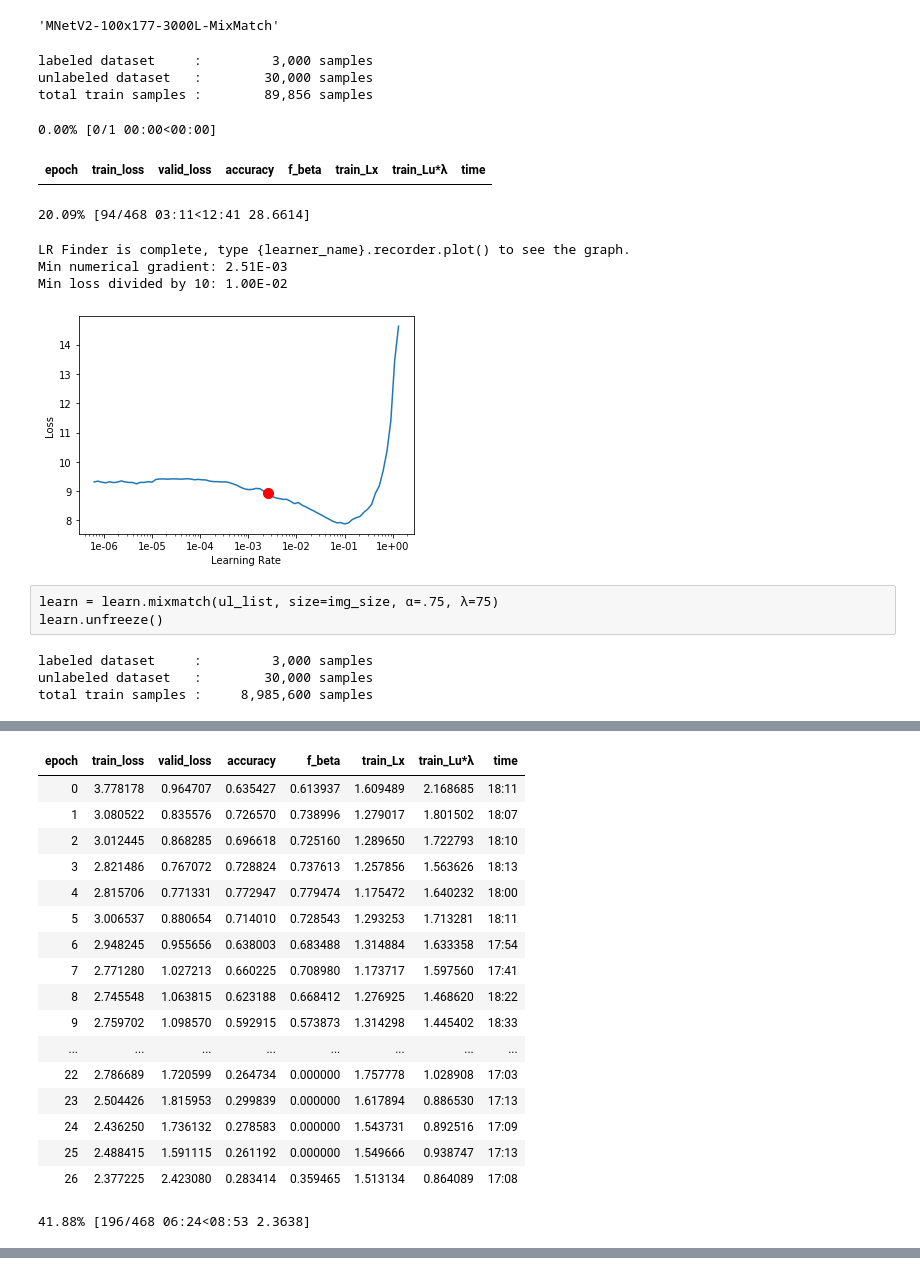
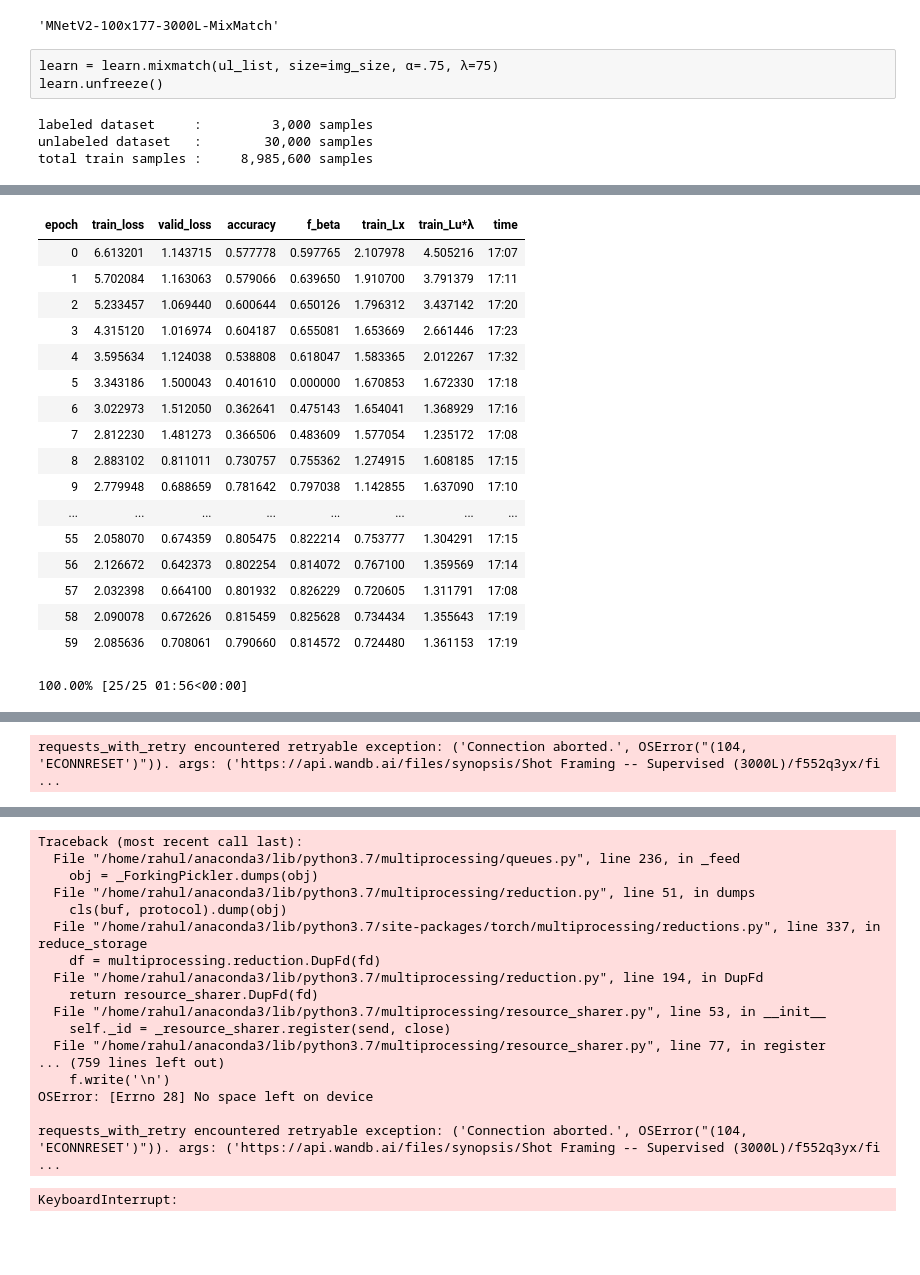
Before and after one commit to echorec/CinemaNet, a Jupyter notebook: nbs/cat_shot-framing_MixMatch.ipynb, the cells around one changed output, grey strips where cells are left out. Cells and saved outputs as stored; diff of their text form; code cells hidden in the pictures; blank space fills up the shorter version.

Commit message:
another run. check wandb for metrics

```diff
--- a/nbs/cat_shot-framing_MixMatch.ipynb
+++ b/nbs/cat_shot-framing_MixMatch.ipynb
@@ -180,17 +180,3 @@ learn = learn.mixmatch(ul_list, size=img_size, α=.75, λ=75)
 learn.unfreeze()
 # %%
 torch.cuda.empty_cache()
-# %%
-learn.lr_find()
-learn.recorder.plot(suggestion=True)
-# %% [output]
-labeled dataset     :         3,000 samples
-unlabeled dataset   :        30,000 samples
-total train samples :        89,856 samples
-0.00% [0/1 00:00<00:00]
-| epoch | train_loss | valid_loss | accuracy | f_beta | train_Lx | train_Lu*λ | time |
-20.09% [94/468 03:11<12:41 28.6614]
-LR Finder is complete, type {learner_name}.recorder.plot() to see the graph.
-Min numerical gradient: 2.51E-03
-Min loss divided by 10: 1.00E-02
-[figure, removed]
@@ -199,15 +183,8 @@ torch.cuda.empty_cache()
 # %% [raw]
 learn = learn.mixmatch(ul_list, size=img_size, α=.75, λ=75)
 learn.unfreeze()
-# %%
-learn = cnn_learner(data, arch, metrics=metrics,
-                    #opt_func=opt_func,  # Ranger seems to hang MixMatch training, use Adam (default)
-                    loss_func=loss_func,
-                    bn_wd=False)
-learn = learn.mixmatch(ul_list, size=img_size, α=.75, λ=75)
-learn.unfreeze()
 # %%
-learn.fit_one_cycle(100, 3e-3, wd=1e-2, callbacks=callbacks)
+learn.fit_one_cycle(100, slice(11e-6, 1e-3), wd=1e-2, callbacks=callbacks)
 # %% [output]
 labeled dataset     :         3,000 samples
 unlabeled dataset   :        30,000 samples
@@ -216,18 +193,18 @@ total train samples :     8,985,600 samples
 | epoch | train_loss | valid_loss | accuracy | f_beta | train_Lx | train_Lu*λ | time |
-| 0 | 3.778178 | 0.964707 | 0.635427 | 0.613937 | 1.609489 | 2.168685 | 18:11 |
-| 1 | 3.080522 | 0.835576 | 0.726570 | 0.738996 | 1.279017 | 1.801502 | 18:07 |
-| 2 | 3.012445 | 0.868285 | 0.696618 | 0.725160 | 1.289650 | 1.722793 | 18:10 |
-| 3 | 2.821486 | 0.767072 | 0.728824 | 0.737613 | 1.257856 | 1.563626 | 18:13 |
-| 4 | 2.815706 | 0.771331 | 0.772947 | 0.779474 | 1.175472 | 1.640232 | 18:00 |
-| 5 | 3.006537 | 0.880654 | 0.714010 | 0.728543 | 1.293253 | 1.713281 | 18:11 |
-| 6 | 2.948245 | 0.955656 | 0.638003 | 0.683488 | 1.314884 | 1.633358 | 17:54 |
-| 7 | 2.771280 | 1.027213 | 0.660225 | 0.708980 | 1.173717 | 1.597560 | 17:41 |
-| 8 | 2.745548 | 1.063815 | 0.623188 | 0.668412 | 1.276925 | 1.468620 | 18:22 |
-| 9 | 2.759702 | 1.098570 | 0.592915 | 0.573873 | 1.314298 | 1.445402 | 18:33 |
+| 0 | 6.613201 | 1.143715 | 0.577778 | 0.597765 | 2.107978 | 4.505216 | 17:07 |
+| 1 | 5.702084 | 1.163063 | 0.579066 | 0.639650 | 1.910700 | 3.791379 | 17:11 |
+| 2 | 5.233457 | 1.069440 | 0.600644 | 0.650126 | 1.796312 | 3.437142 | 17:20 |
+| 3 | 4.315120 | 1.016974 | 0.604187 | 0.655081 | 1.653669 | 2.661446 | 17:23 |
+| 4 | 3.595634 | 1.124038 | 0.538808 | 0.618047 | 1.583365 | 2.012267 | 17:32 |
+| 5 | 3.343186 | 1.500043 | 0.401610 | 0.000000 | 1.670853 | 1.672330 | 17:18 |
+| 6 | 3.022973 | 1.512050 | 0.362641 | 0.475143 | 1.654041 | 1.368929 | 17:16 |
+| 7 | 2.812230 | 1.481273 | 0.366506 | 0.483609 | 1.577054 | 1.235172 | 17:08 |
+| 8 | 2.883102 | 0.811011 | 0.730757 | 0.755362 | 1.274915 | 1.608185 | 17:15 |
+| 9 | 2.779948 | 0.688659 | 0.781642 | 0.797038 | 1.142855 | 1.637090 | 17:10 |
 | ... | ... | ... | ... | ... | ... | ... | ... |
-| 22 | 2.786689 | 1.720599 | 0.264734 | 0.000000 | 1.757778 | 1.028908 | 17:03 |
-| 23 | 2.504426 | 1.815953 | 0.299839 | 0.000000 | 1.617894 | 0.886530 | 17:13 |
-| 24 | 2.436250 | 1.736132 | 0.278583 | 0.000000 | 1.543731 | 0.892516 | 17:09 |
-| 25 | 2.488415 | 1.591115 | 0.261192 | 0.000000 | 1.549666 | 0.938747 | 17:13 |
-| 26 | 2.377225 | 2.423080 | 0.283414 | 0.359465 | 1.513134 | 0.864089 | 17:08 |
+| 55 | 2.058070 | 0.674359 | 0.805475 | 0.822214 | 0.753777 | 1.304291 | 17:15 |
+| 56 | 2.126672 | 0.642373 | 0.802254 | 0.814072 | 0.767100 | 1.359569 | 17:14 |
+| 57 | 2.032398 | 0.664100 | 0.801932 | 0.826229 | 0.720605 | 1.311791 | 17:08 |
+| 58 | 2.090078 | 0.672626 | 0.815459 | 0.825628 | 0.734434 | 1.355643 | 17:19 |
+| 59 | 2.085636 | 0.708061 | 0.790660 | 0.814572 | 0.724480 | 1.361153 | 17:19 |
-41.88% [196/468 06:24<08:53 2.3638]
+100.00% [25/25 01:56<00:00]
@@ -250,0 +220 @@ AssertionError: can only join a child process
+requests_with_retry encountered retryable exception: ('Connection aborted.', OSError("(104, 'ECONNRESET')")). args: ('https://api.wandb.ai/files/synopsis/Shot Framing -- Supervised (3000L)/f552q3yx/fi ...
@@ -250,0 +225,18 @@ AssertionError: can only join a child process
+Traceback (most recent call last):
+  File "/home/rahul/anaconda3/lib/python3.7/multiprocessing/queues.py", line 236, in _feed
+    obj = _ForkingPickler.dumps(obj)
+  File "/home/rahul/anaconda3/lib/python3.7/multiprocessing/reduction.py", line 51, in dumps
+    cls(buf, protocol).dump(obj)
+  File "/home/rahul/anaconda3/lib/python3.7/site-packages/torch/multiprocessing/reductions.py", line 337, in reduce_storage
+    df = multiprocessing.reduction.DupFd(fd)
+  File "/home/rahul/anaconda3/lib/python3.7/multiprocessing/reduction.py", line 194, in DupFd
+    return resource_sharer.DupFd(fd)
+  File "/home/rahul/anaconda3/lib/python3.7/multiprocessing/resource_sharer.py", line 53, in __init__
+    self._id = _resource_sharer.register(send, close)
+  File "/home/rahul/anaconda3/lib/python3.7/multiprocessing/resource_sharer.py", line 77, in register
+... (759 lines left out)
+    f.write('\n')
+OSError: [Errno 28] No space left on device
+
+requests_with_retry encountered retryable exception: ('Connection aborted.', OSError("(104, 'ECONNRESET')")). args: ('https://api.wandb.ai/files/synopsis/Shot Framing -- Supervised (3000L)/f552q3yx/fi ...
+KeyboardInterrupt:
```
Also changed, not shown: parts of 5 cells of this notebook.
